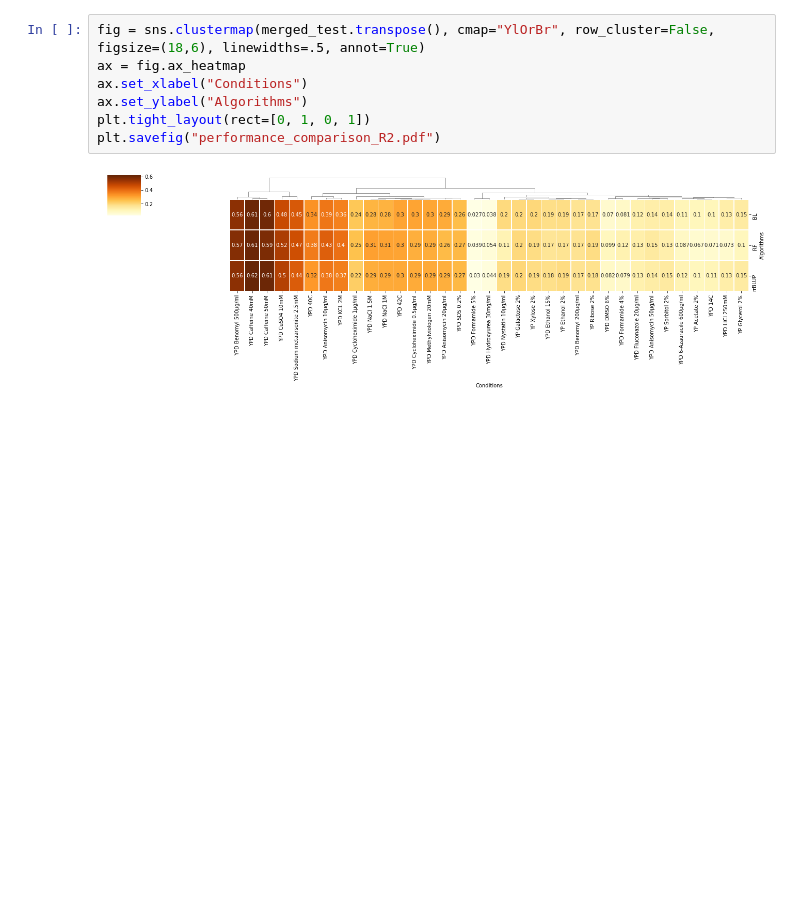
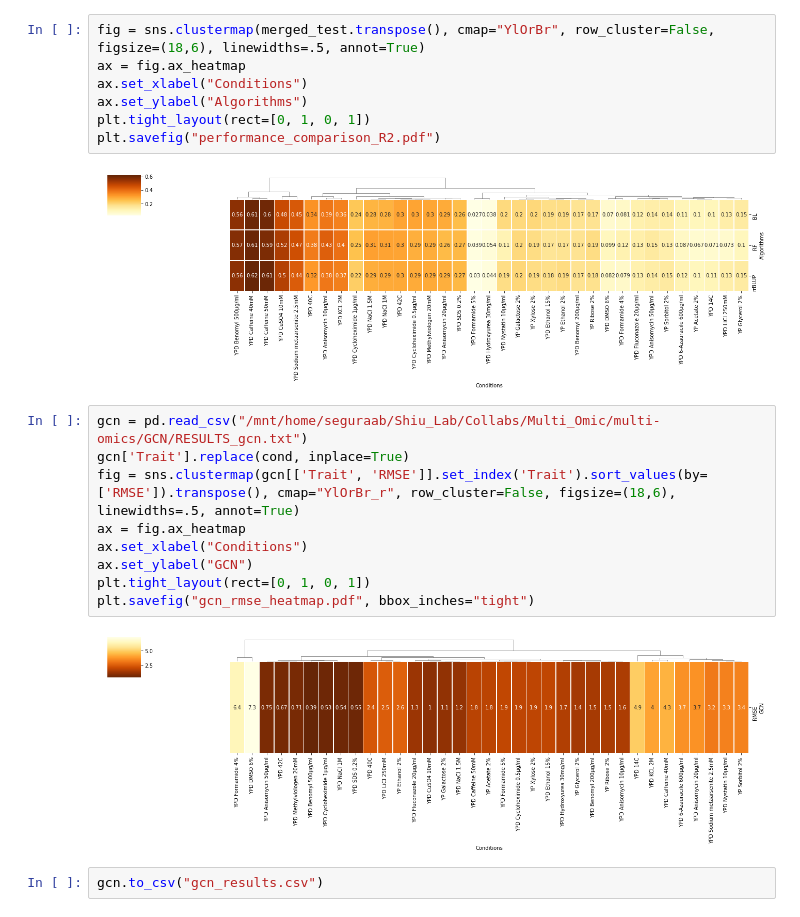
Before and after one commit to ksegaba/Yeast-Project, a Jupyter notebook: Scripts/All_Algorithms/Performance_comparisons.ipynb, the cells around one changed output. Cells and saved outputs as stored; diff of their text form; blank space fills up the shorter version.

Commit message:
Added preliminary GCN results (no hyperparameter tuning)

```diff
--- a/Scripts/All_Algorithms/Performance_comparisons.ipynb
+++ b/Scripts/All_Algorithms/Performance_comparisons.ipynb
@@ -145,3 +149,16 @@ plt.tight_layout(rect=[0, 1, 0, 1])
 plt.savefig("performance_comparison_R2.pdf")
 # %% [output]
 [figure]
+# %%
+gcn = pd.read_csv("/mnt/home/seguraab/Shiu_Lab/Collabs/Multi_Omic/multi-omics/GCN/RESULTS_gcn.txt")
+gcn['Trait'].replace(cond, inplace=True)
+fig = sns.clustermap(gcn[['Trait', 'RMSE']].set_index('Trait').sort_values(by=['RMSE']).transpose(), cmap="YlOrBr_r", row_cluster=False, figsize=(18,6), linewidths=.5, annot=True)
+ax = fig.ax_heatmap
+ax.set_xlabel("Conditions")
+ax.set_ylabel("GCN")
+plt.tight_layout(rect=[0, 1, 0, 1])
+plt.savefig("gcn_rmse_heatmap.pdf", bbox_inches="tight")
+# %% [output]
+[figure, added]
+# %%
+gcn.to_csv("gcn_results.csv")
```
Also changed, not shown: parts of 4 cells of this notebook.
